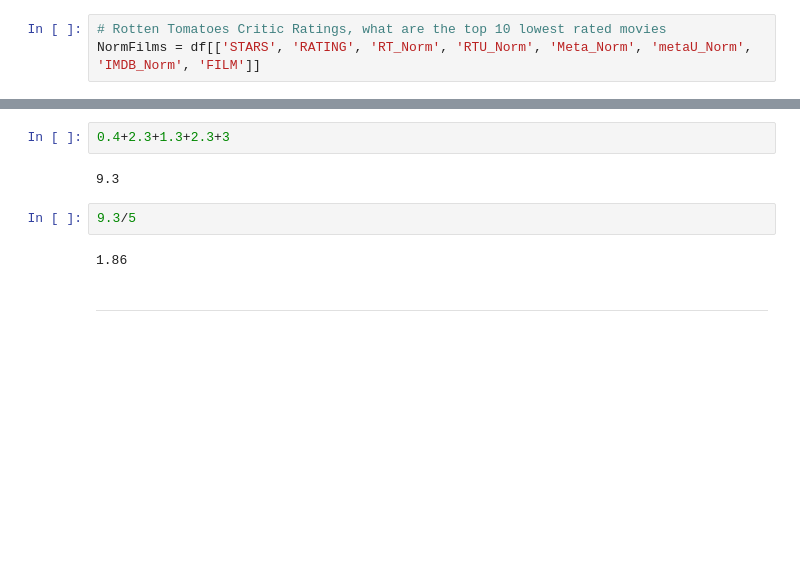
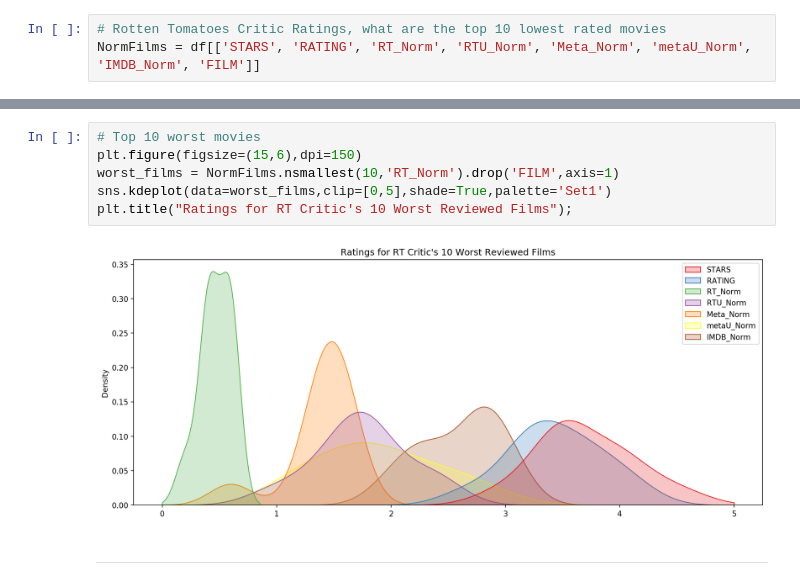
Before and after one commit to FarzinRad/Comparison-online-movie-score, a Jupyter notebook: Comparison-online-movie-score .ipynb, the cells around one changed output, grey strips where cells are left out. Cells and saved outputs as stored; diff of their text form; blank space fills up the shorter version.

Commit message:
Top 10 worst movies

```diff
--- a/Comparison-online-movie-score .ipynb
+++ b/Comparison-online-movie-score .ipynb
@@ -725,10 +700,10 @@ Name: 25, dtype: object
-# %%
-0.4+2.3+1.3+2.3+3
-# %% [output]
-9.3
-# %%
-9.3/5
-# %% [output]
-1.86
+# %%
+# Top 10 worst movies
+plt.figure(figsize=(15,6),dpi=150)
+worst_films = NormFilms.nsmallest(10,'RT_Norm').drop('FILM',axis=1)
+sns.kdeplot(data=worst_films,clip=[0,5],shade=True,palette='Set1')
+plt.title("Ratings for RT Critic's 10 Worst Reviewed Films");
+# %% [output]
+[figure, added]
 # %% [markdown]
 ----
```
Also changed, not shown: parts of 7 cells of this notebook.
